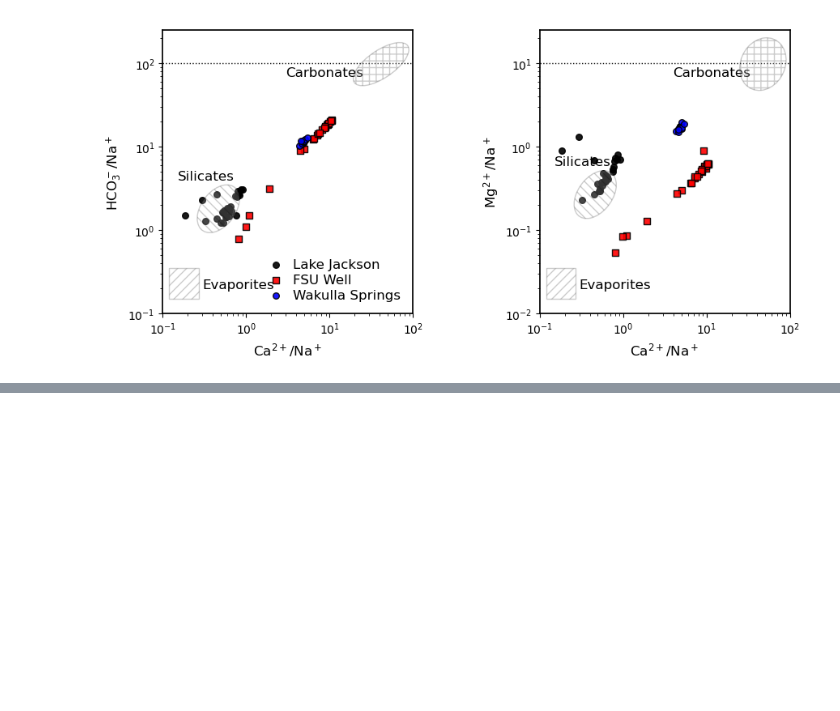
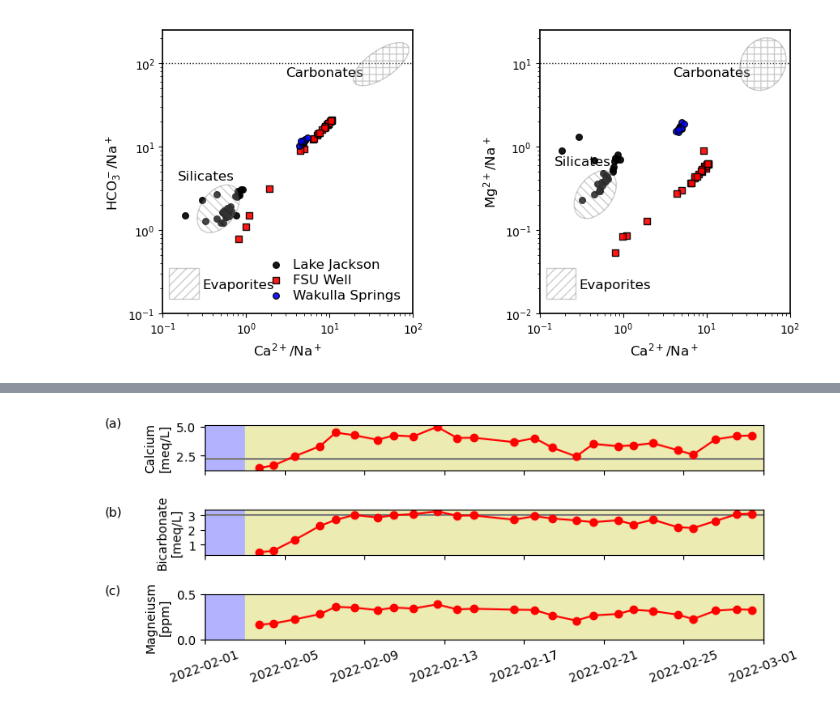
Before and after one commit to kylecompare/Hydrochemcial_SinkholeDryDown, a Jupyter notebook: code/01_WaterQuality.ipynb, the cells around one changed output, grey strips where cells are left out. Drawn from its saved outputs; the diff is of its cells as text; code cells hidden in the pictures; blank space fills up the shorter version.

```diff
--- a/code/01_WaterQuality.ipynb
+++ b/code/01_WaterQuality.ipynb
@@ -373,0 +414,49 @@ fig.savefig("../plots/DailyTimeseries.EPS", dpi=300, format='eps',bbox_inches="t
+# %%
+### CARBONATE SYSTEM IONS
+### PLOT TIMESERIES OF INDIVIDUAL IONS AT DAILY SCALE
+from matplotlib.ticker import FormatStrFormatter
+
+fig, ax = plt.subplots(3,1, figsize=(7,3))
+fig.tight_layout()
+
+## Calcium Plot
+ax[0].axhline(y=44/40.078*2, color= 'gray')
+
+ax[0].plot(feb_df.Datatime_Collection, feb_df.Ca,'-o',color='r')
+ax[0].axvspan('2022-01-30','2022-02-03' ,facecolor='#b3b2fe')
+ax[0].axvspan('2022-02-03', '2022-03-02',facecolor='#ecebb2')
+ax[0].set_xlim(left=datetime.date(2022,2,1), right=datetime.date(2022,3,1))
+
+ax[0].set_ylabel("Calcium\n[meq/L]")
+ax[0].set_xticklabels([])
+ax[0].text(19019,5, "(a)")
+
+## Bicarbonate Plot
+ax[1].axhline(183.7/61.0168, color='gray')
+#ax[1].yaxis.set_major_formatter(FormatStrFormatter('%.1f'))
+
+ax[1].plot(feb_df['Datatime_Collection'], np.asarray(feb_df['HCO3'], float),'-o',color='r')
+ax[1].tick_params(axis='x', labelrotation=20)
+ax[1].set_xticklabels([])
+ax[1].set_ylabel("Bicarbonate\n[meq/L]")
+#ax[1].set_xticklabels([])
+#ax[1].set_yticks([0, 30])
+
+ax[1].axvspan('2022-01-30','2022-02-03' ,facecolor='#b3b2fe')
+ax[1].axvspan('2022-02-03', '2022-03-02',facecolor='#ecebb2')
+ax[1].set_xlim(left=datetime.date(2022,2,1), right=datetime.date(2022,3,1))
+ax[1].text(19019,3, "(b)")
+## MAgnsiumn Plot
+ax[2].plot(feb_df.Datatime_Collection, feb_df.Mg,'-o',color='r')
+ax[2].set_ylabel("Magneiusm\n[ppm]")
+ax[2].axvspan('2022-01-30','2022-02-03' ,facecolor='#b3b2fe')
+ax[2].axvspan('2022-02-03', '2022-03-02',facecolor='#ecebb2')
+ax[2].set_xlim(left=datetime.date(2022,2,1), right=datetime.date(2022,3,1))
+ax[2].set_ylim(0,0.5)
+ax[2].axhline(13/24.305*2, color='gray')
+ax[2].tick_params(axis='x', labelrotation=20)
+ax[2].text(19019,0.5, "(c)")
+fig.savefig("../plots/DailyCarbonateTimeseries.JPG", dpi=300, format='jpg',bbox_inches="tight")
+fig.savefig("../plots/DailyCarbonateTimeseries.EPS", dpi=300, format='eps',bbox_inches="tight")
+# %% [output]
+[figure, added]
```
Also changed, not shown: parts of 15 cells of this notebook, 26 other files.
